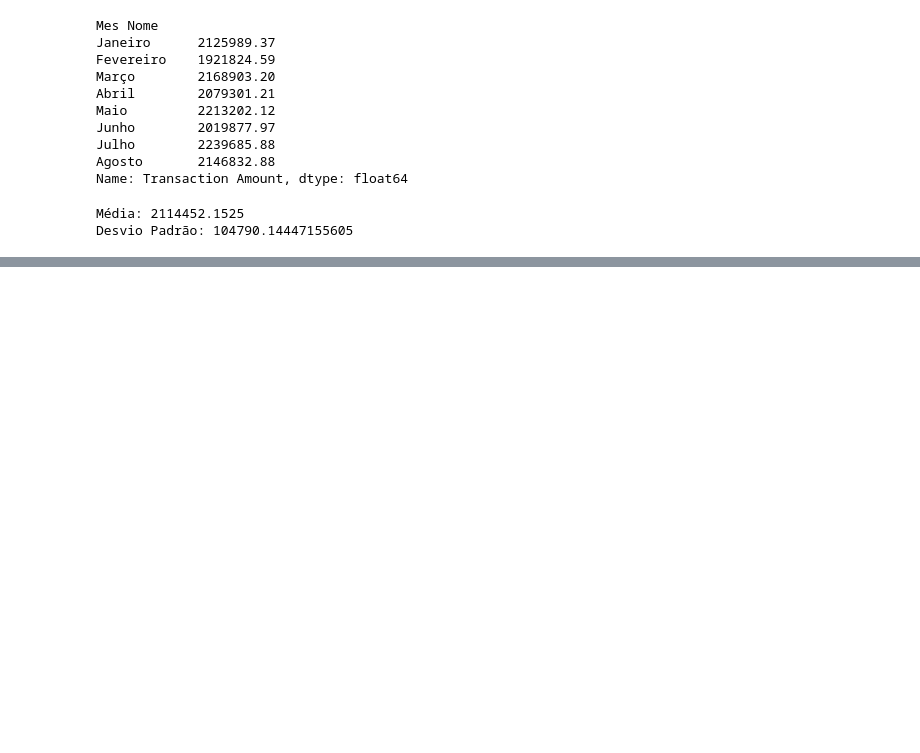
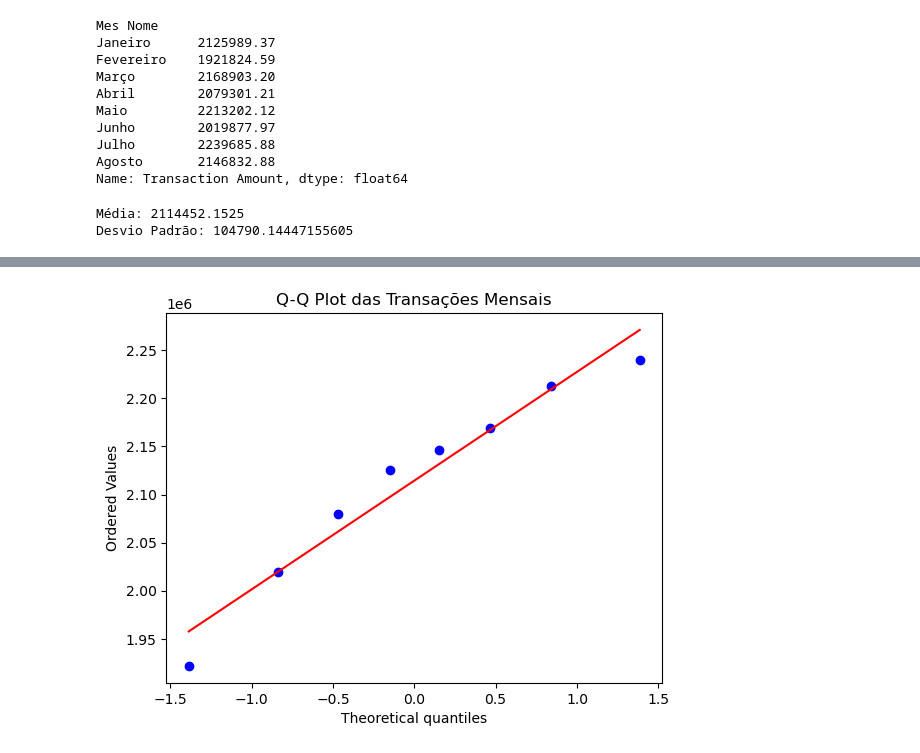
Before and after one commit to CesarMancioSilva/poo_monte_carlo, a Jupyter notebook: csv_file.ipynb, the cells around one changed output, grey strips where cells are left out. Saved outputs shown, nothing was run; the diff lists cells and outputs as text; code cells hidden in the pictures; blank space fills up the shorter version.

```diff
--- a/csv_file.ipynb
+++ b/csv_file.ipynb
@@ -266 +404,11 @@ A probabilidade de que o total de transações para Setembro esteja entre 200000
 Total de transações em setembro no dataset consta 2059990.25.
+# %%
+import scipy.stats as stats
+import matplotlib.pyplot as plt
+
+# Q-Q plot para verificar normalidade
+stats.probplot(transacoes_mensais, dist="norm", plot=plt)
+plt.title('Q-Q Plot das Transações Mensais')
+plt.show()
+# %% [output]
+[figure, added]
```
Also changed, not shown: parts of 8 cells of this notebook.
